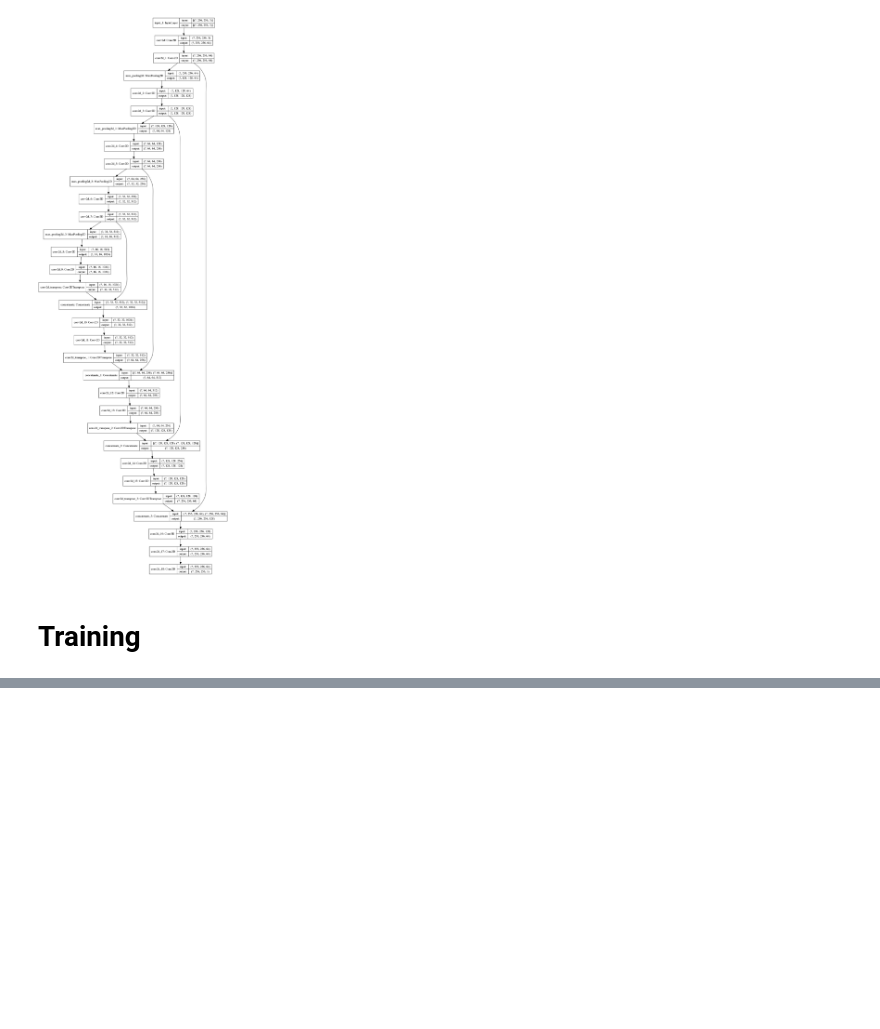
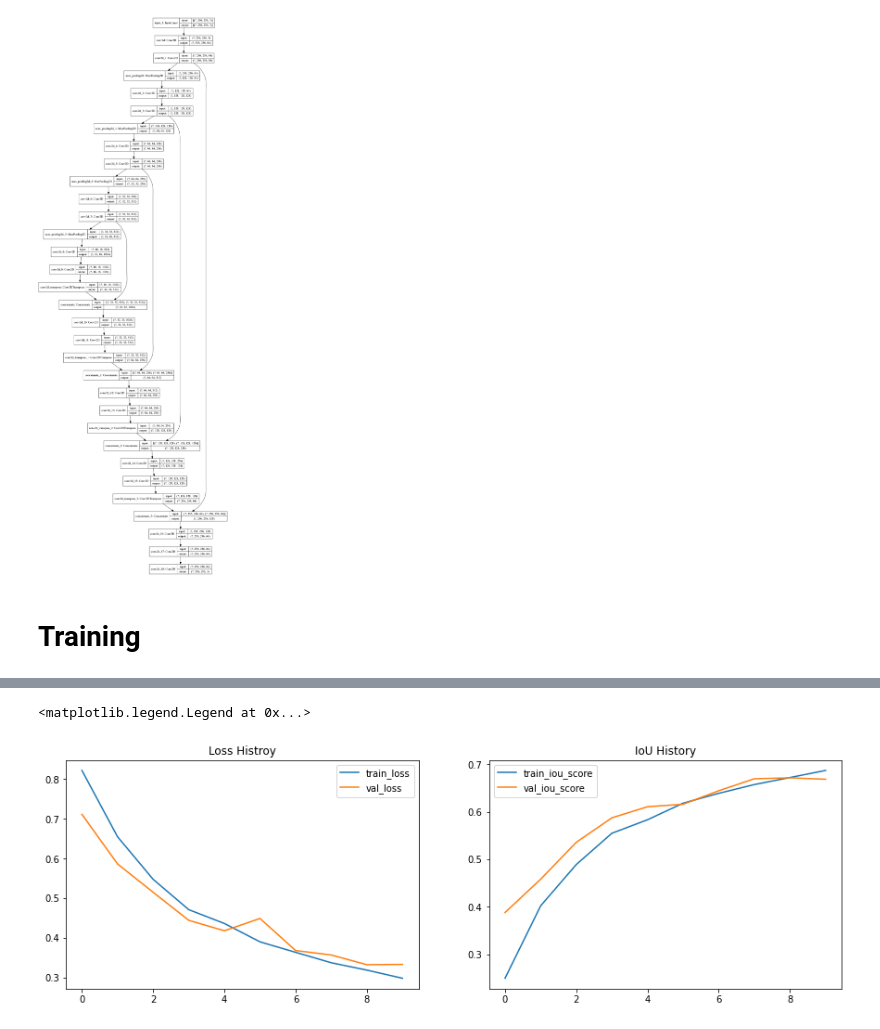
Before and after one commit to edwin-19/UNET-Scratch, a Jupyter notebook: UNET Plain.ipynb, the cells around one changed output, grey strips where cells are left out. Cells and saved outputs as stored; diff of their text form; code cells hidden in the pictures; blank space fills up the shorter version.

```diff
--- a/UNET Plain.ipynb
+++ b/UNET Plain.ipynb
@@ -46,12 +50,19 @@ for data in train_ds.shuffle(1024).take(5):
 @tf.function
 def norm_image(data):
     image, mask = data['image'], data['segmentation_mask']
+
+    # Image norm
     image = tf.cast(image, tf.float32)
-    image = tf.image.resize(image, [256, 256])
-    mask = tf.image.resize(mask, [256, 256])
+    image = tf.image.resize(image, (256, 256))
+    image = image / 255.
 
-    image = image / 255.
+    # Mask norm
+    mask = tf.cast(mask, tf.float32)
+    mask = tf.image.resize(mask, (256, 256))
     mask -= 1
+    mask = tf.cast(mask, tf.int32)
+    mask = tf.squeeze(mask, axis=-1)
+    mask = tf.one_hot(mask, 3)
     return image, mask
 # %%
 train_ds = train_ds.shuffle(len(train_ds)).map(norm_image, num_parallel_calls=tf.data.experimental.AUTOTUNE).batch(16).prefetch(tf.data.experimental.AUTOTUNE)
@@ -105,7 +116,7 @@ up9 = tf.keras.layers.Conv2DTranspose(64, (2, 2), strides=(2, 2), padding='same'
 merge9 = tf.keras.layers.concatenate([c1, up9], axis=3)
 c9 = tf.keras.layers.Conv2D(64, activation='relu', padding='same', kernel_size=3)(merge9)
 c9 = tf.keras.layers.Conv2D(64, activation='relu', padding='same', kernel_size=3)(c9)
-c10 = tf.keras.layers.Conv2D(1, 1, activation='sigmoid')(c9)
+c10 = tf.keras.layers.Conv2D(3, 1, activation='softmax')(c9)
 # %%
 model = tf.keras.Model(inputs=input_layer, outputs=c10)
 # %%
@@ -136,7 +147,9 @@ tf.keras.utils.plot_model(model, show_shapes=True)
 # Training
 # %%
 model.compile(
-    loss=tf.keras.losses.BinaryCrossentropy(from_logits=True), optimizer=tf.keras.optimizers.Adam(learning_rate=1e-4), metrics=['accuracy']
+    loss=tf.keras.losses.CategoricalCrossentropy(),
+    optimizer=tf.keras.optimizers.Adam(learning_rate=1e-4),
+    metrics=['accuracy', sm.metrics.IOUScore(threshold=0.5), sm.metrics.FScore(threshold=0.5)]
 )
 # %%
 history = model.fit(train_ds, validation_data=valid_ds, epochs=10)
@@ -147,0 +178,17 @@ Epoch 2/10
+# %%
+plt.figure(figsize=(15, 10))
+
+plt.subplot(221)
+plt.title('Loss Histroy')
+plt.plot(history.history['loss'], label='train_loss')
+plt.plot(history.history['val_loss'], label='val_loss')
+plt.legend()
+
+plt.subplot(222)
+plt.title('IoU History')
+plt.plot(history.history['iou_score'], label='train_iou_score')
+plt.plot(history.history['val_iou_score'], label='val_iou_score')
+plt.legend()
+# %% [output]
+<matplotlib.legend.Legend at 0x...>
+[figure, added]
```
Also changed, not shown: parts of 11 cells of this notebook, 3 other files.
